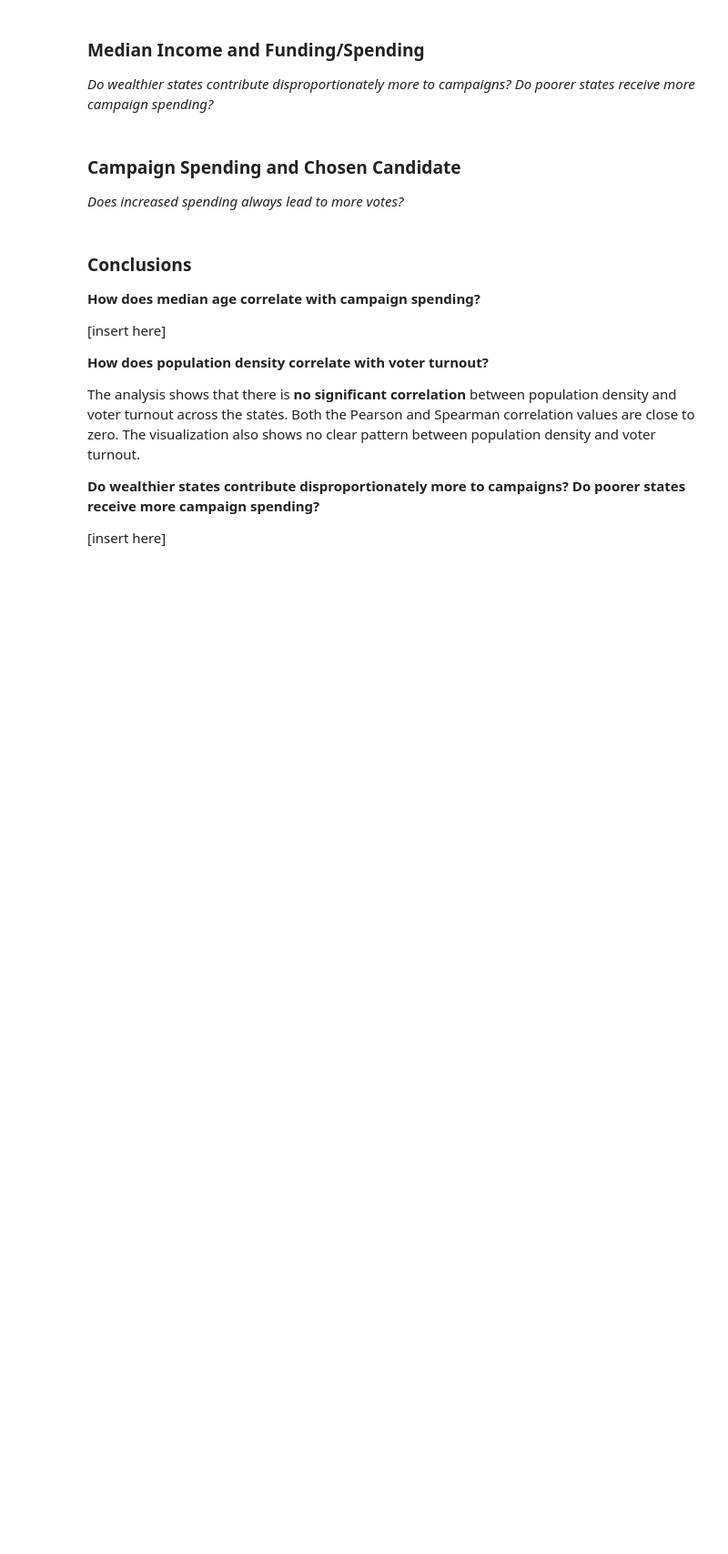
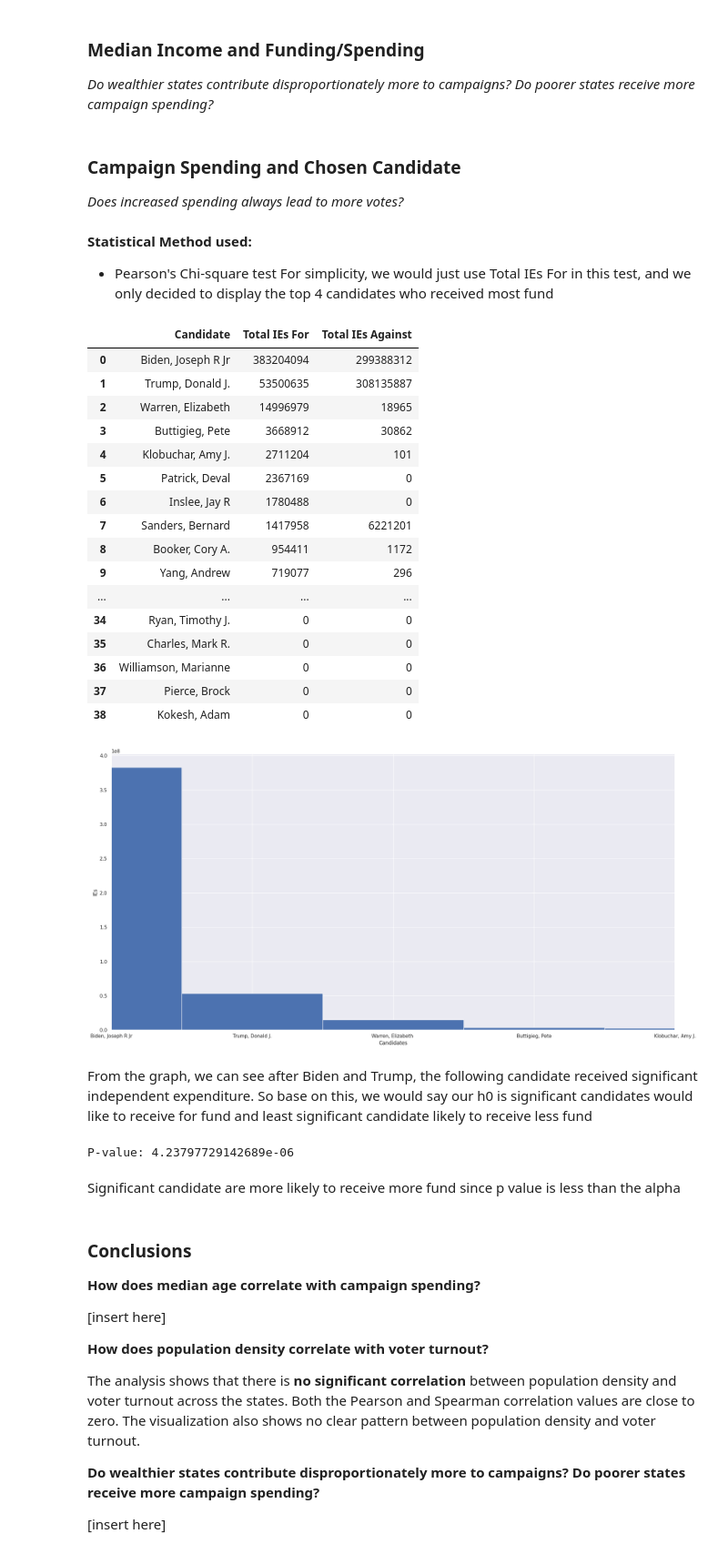
Before and after one commit to 9t8/cmsc320_project, a Jupyter notebook: c2.ipynb, the cells around one changed output. Shown at 91% size. Drawn from its saved outputs; the diff is of its cells as text; code cells hidden in the pictures; blank space fills up the shorter version.

```diff
--- a/c2.ipynb
+++ b/c2.ipynb
@@ -324,6 +320,54 @@ The analysis shows that there is **no significant correlation** between populati
 # %% [markdown]
 ### Campaign Spending and Chosen Candidate
 *Does increased spending always lead to more votes?*
+# %% [markdown]
+**Statistical Method used:**
+- Pearson's Chi-square test
+For simplicity, we would just use Total IEs For in this test, and we only decided to display the top 4 candidates who received most fund
+# %%
+from scipy.stats import chi2_contingency
+display(independent_expenditure)
+independent_expenditure=independent_expenditure[['Candidate','Total IEs For']]
+plt.figure(figsize=(20,10))
+plt.bar(independent_expenditure['Candidate'],independent_expenditure['Total IEs For'], width=1)
+plt.xlabel('Candidates')
+plt.ylabel('IEs')
+plt.xlim(0, 4)
+plt.tight_layout()
+plt.show()
+# %% [output]
+|  | Candidate | Total IEs For | Total IEs Against |
+| 0 | Biden, Joseph R Jr | 383204094 | 299388312 |
+| 1 | Trump, Donald J. | 53500635 | 308135887 |
+| 2 | Warren, Elizabeth | 14996979 | 18965 |
+| 3 | Buttigieg, Pete | 3668912 | 30862 |
+| 4 | Klobuchar, Amy J. | 2711204 | 101 |
+| 5 | Patrick, Deval | 2367169 | 0 |
+| 6 | Inslee, Jay R | 1780488 | 0 |
+| 7 | Sanders, Bernard | 1417958 | 6221201 |
+| 8 | Booker, Cory A. | 954411 | 1172 |
+| 9 | Yang, Andrew | 719077 | 296 |
+| ... | ... | ... | ... |
+| 34 | Ryan, Timothy J. | 0 | 0 |
+| 35 | Charles, Mark R. | 0 | 0 |
+| 36 | Williamson, Marianne | 0 | 0 |
+| 37 | Pierce, Brock | 0 | 0 |
+| 38 | Kokesh, Adam | 0 | 0 |
+[figure, added]
+# %% [markdown]
+From the graph, we can see after Biden and Trump, the following candidate received significant independent expenditure. So base on this, we would say our h0 is significant candidates would like to receive for fund and least significant candidate likely to receive less fund
+# %%
+df = independent_expenditure.copy()
+signifs = ['Biden, Joseph R Jr', 'Trump, Donald J.']
+df['Group'] = np.where(df['Candidate'].isin(signifs),'Top2','Others')
+df['SpendCat'] = df['Total IEs For'].apply(lambda x: 'High' if x > 20000000 else 'Low')
+table = pd.crosstab(df['Group'], df['SpendCat'])
+chi2, p_value, dof, expected = chi2_contingency(table)
+print(f"P-value: {p_value}")
+# %% [output]
+P-value: 4.23797729142689e-06
+# %% [markdown]
+Significant candidate are more likely to receive more fund since p value is less than the alpha
 # %% [markdown]
 ### Conclusions
 
```
Also changed, not shown: parts of 1 cell of this notebook.
